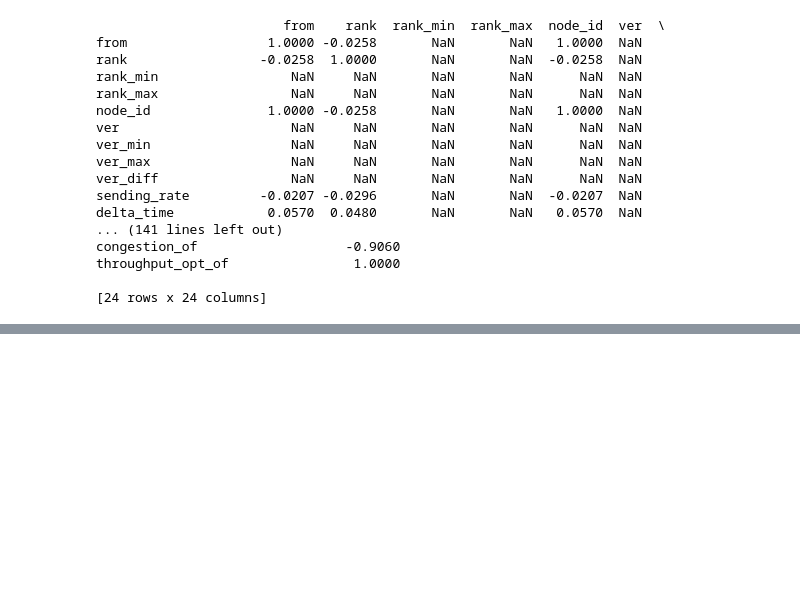
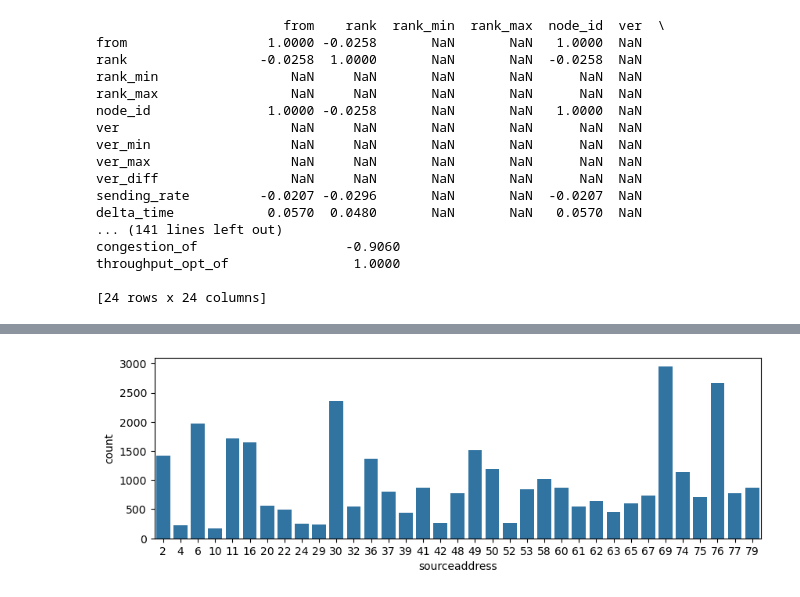
Before and after one commit to Hameedhullah/AI_ML-Course-, a Jupyter notebook: Grid Topology.ipynb, the cells around one changed output, grey strips where cells are left out. Drawn from its saved outputs; the diff is of its cells as text; code cells hidden in the pictures; blank space fills up the shorter version.

```diff
--- a/Grid Topology.ipynb
+++ b/Grid Topology.ipynb
@@ -413,0 +552,6 @@ throughput_opt_of                1.0000
+# %%
+plt.figure(figsize = (10,3))
+sns.countplot(data=data, x='sourceaddress')
+plt.show()
+# %% [output]
+[figure, added]
```
Also changed, not shown: parts of 18 cells of this notebook.
